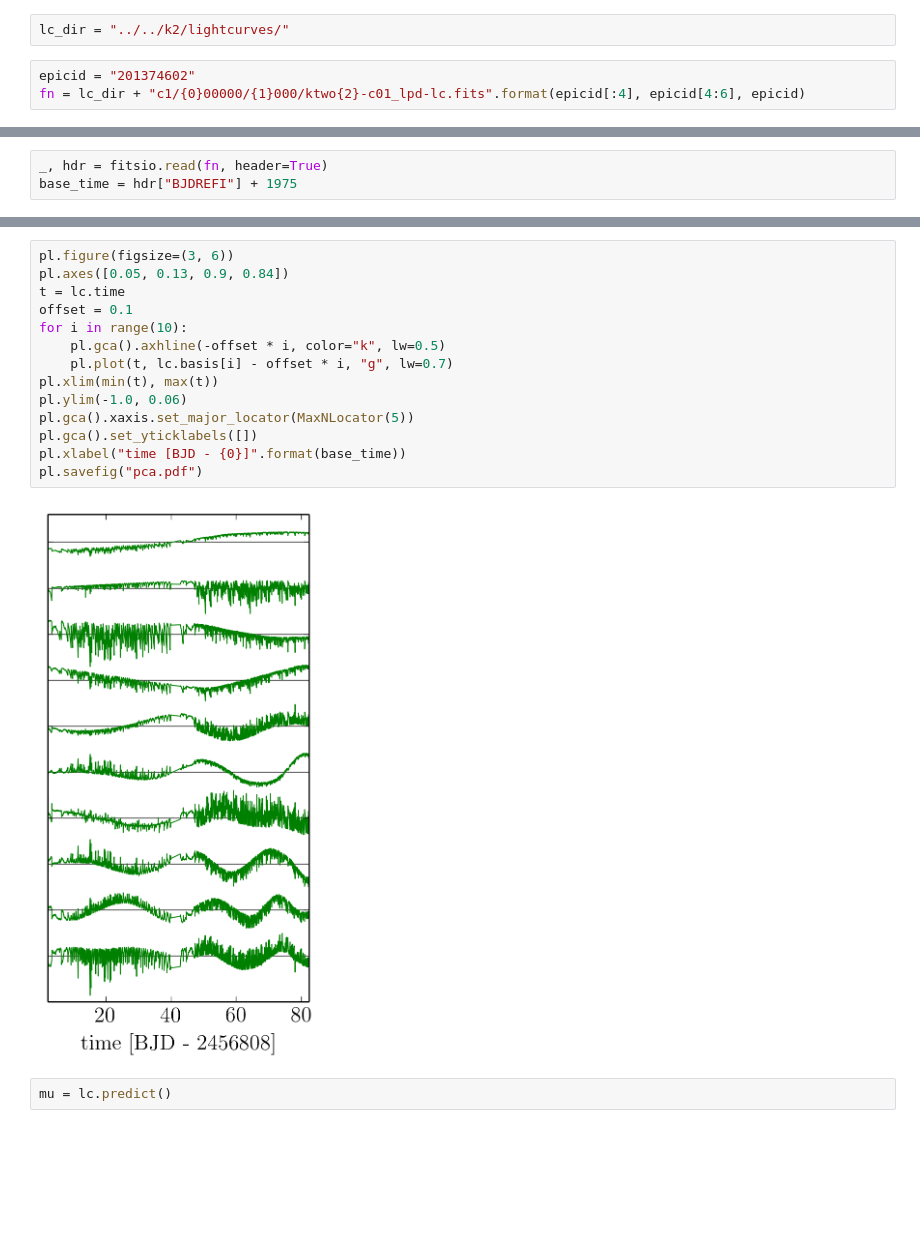
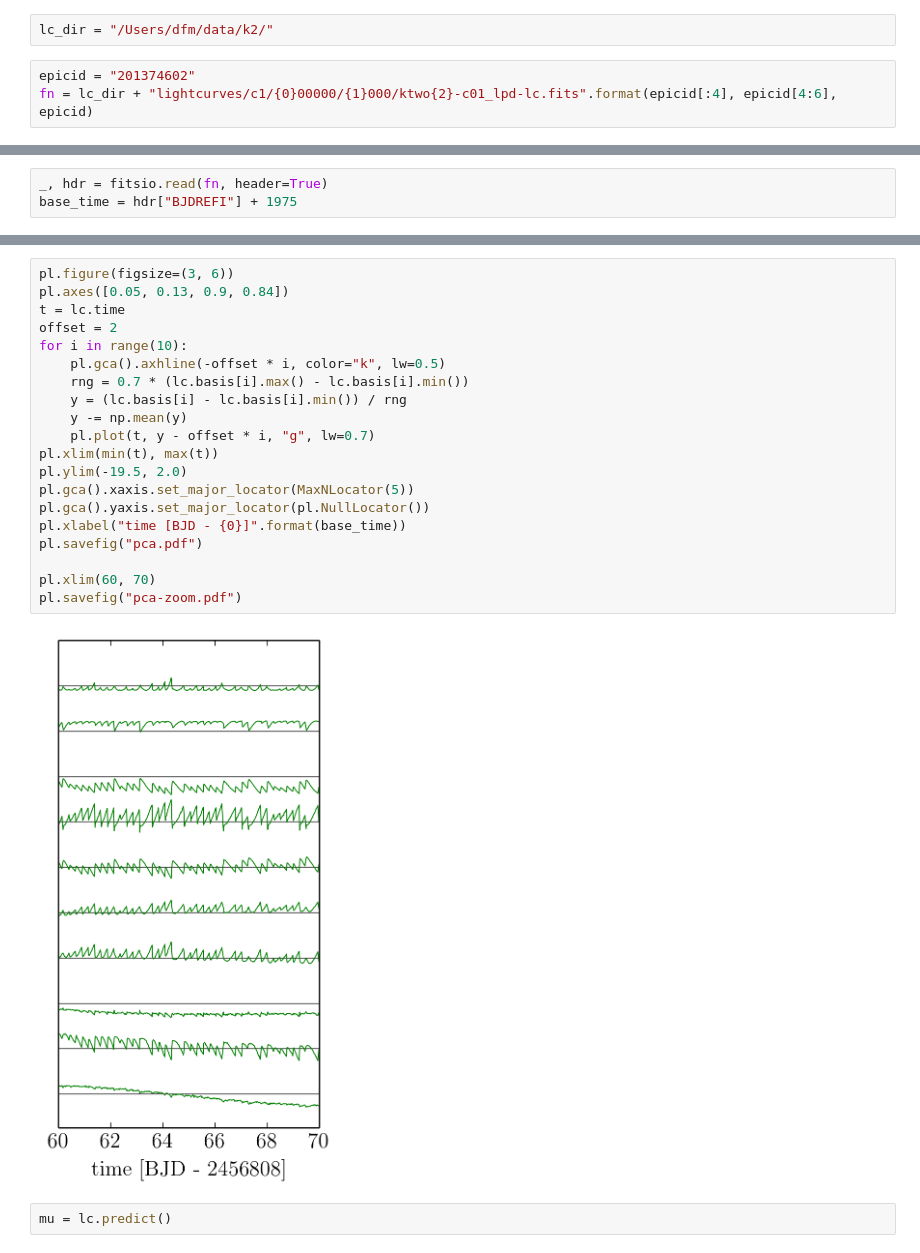
Before and after one commit to dfm/k2-paper, a Jupyter notebook: figures/pca.ipynb, the cells around one changed output, grey strips where cells are left out. Saved outputs shown, nothing was run; the diff lists cells and outputs as text; blank space fills up the shorter version.

```diff
--- a/figures/pca.ipynb
+++ b/figures/pca.ipynb
@@ -29,8 +25,8 @@ from k2s import compute_cdpp
 # %%
-lc_dir = "../../k2/lightcurves/"
+lc_dir = "/Users/dfm/data/k2/"
 # %%
 epicid = "201374602"
-fn = lc_dir + "c1/{0}00000/{1}000/ktwo{2}-c01_lpd-lc.fits".format(epicid[:4], epicid[4:6], epicid)
+fn = lc_dir + "lightcurves/c1/{0}00000/{1}000/ktwo{2}-c01_lpd-lc.fits".format(epicid[:4], epicid[4:6], epicid)
 # %%
 client = kplr.API()
 star = client.k2_star(epicid)
@@ -48,19 +46,25 @@ lc.prepare(lc_dir + "c1-basis.h5", nbasis=150)
 # %%
 pl.figure(figsize=(3, 6))
 pl.axes([0.05, 0.13, 0.9, 0.84])
 t = lc.time
-offset = 0.1
+offset = 2
 for i in range(10):
     pl.gca().axhline(-offset * i, color="k", lw=0.5)
-    pl.plot(t, lc.basis[i] - offset * i, "g", lw=0.7)
+    rng = 0.7 * (lc.basis[i].max() - lc.basis[i].min())
+    y = (lc.basis[i] - lc.basis[i].min()) / rng
+    y -= np.mean(y)
+    pl.plot(t, y - offset * i, "g", lw=0.7)
 pl.xlim(min(t), max(t))
-pl.ylim(-1.0, 0.06)
+pl.ylim(-19.5, 2.0)
 pl.gca().xaxis.set_major_locator(MaxNLocator(5))
-pl.gca().set_yticklabels([])
+pl.gca().yaxis.set_major_locator(pl.NullLocator())
 pl.xlabel("time [BJD - {0}]".format(base_time))
 pl.savefig("pca.pdf")
+
+pl.xlim(60, 70)
+pl.savefig("pca-zoom.pdf")
 # %% [output]
-[figure, old version]
+[figure, new version]
 # %%
 mu = lc.predict()
 # %%
```
Also changed, not shown: parts of 7 cells of this notebook, 4 other files.
